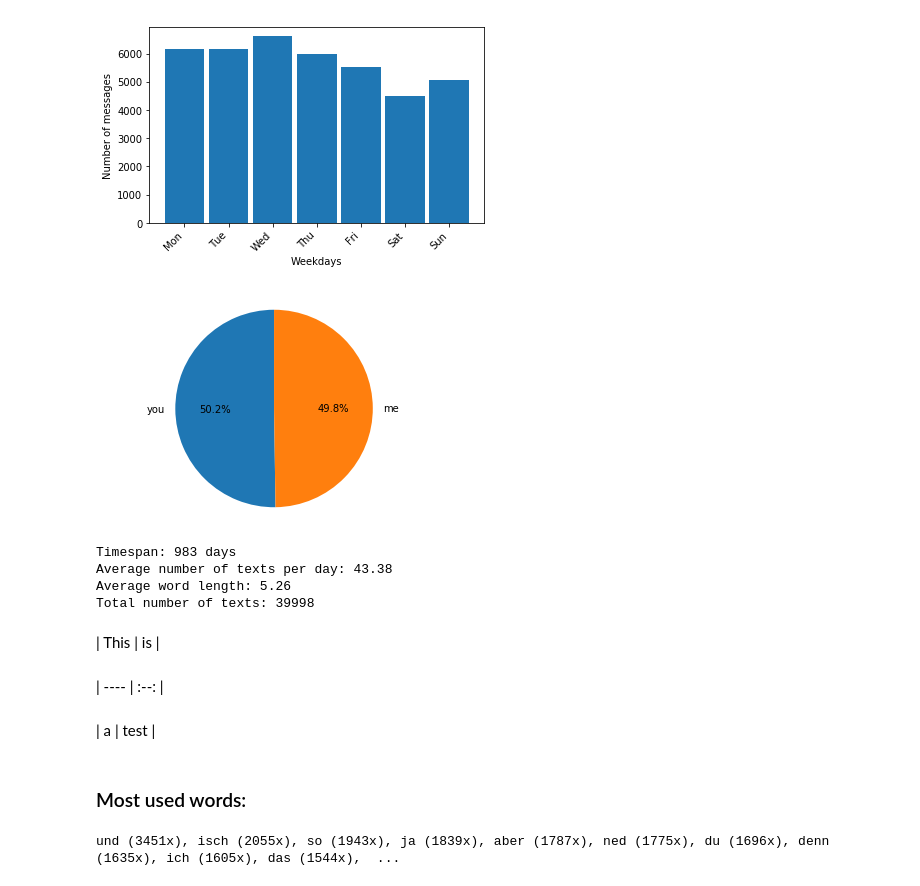
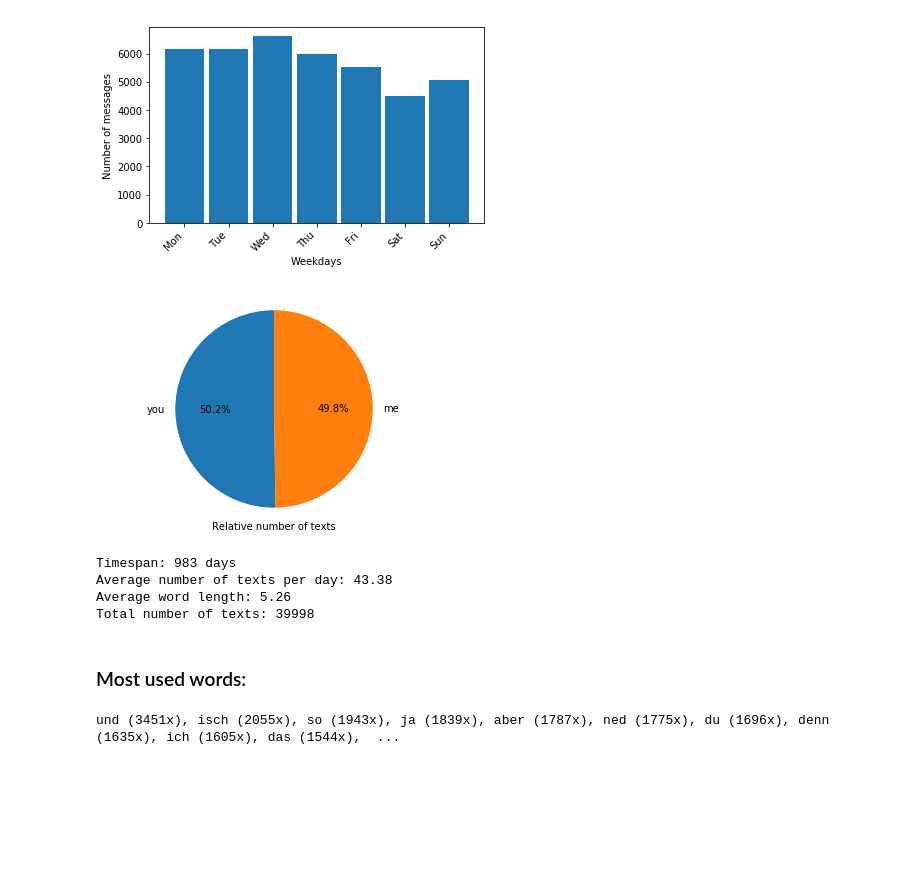
Before and after one commit to ramonaerne/conversationanalyser, a Jupyter notebook: analyse.ipynb, the cells around one changed output. Saved outputs shown, nothing was run; the diff lists cells and outputs as text; code cells hidden in the pictures; blank space fills up the shorter version.

```diff
--- a/analyse.ipynb
+++ b/analyse.ipynb
@@ -9,8 +9,9 @@ import matplotlib.dates as dates
 import calendar
 from collections import Counter
 
-# read file
-with open("../Jupyter/giulia.txt") as f:
+### import and read file
+### CHANGE: this to your file
+with open("../Jupyter/chat.txt") as f:
     content = f.readlines()
 
 # strip \n characters
@@ -147,17 +137,21 @@ plt.show()
 # %%
 ### percentage of person
 total_per_name = Counter(list(map(lambda x: x[2], texts)))
 labels, values = zip(*total_per_name.items())
+
+### CHANGE: change this to your names, make sure to find who is first/second in the list
+### alternatively just replace used_labels below with labels so that your names appear
 used_labels = ['you', 'me']
 
+plt.figure(0)
 plt.pie(values,
         labels=used_labels,
         autopct='%1.1f%%',
         startangle=90)
 plt.axis('equal') #ensure pie is round
-plt.show()
+plt.xlabel('Relative number of texts');
 # %% [output]
-[figure, old version]
+[figure, new version]
 # %%
 # top words
 from IPython.display import display, Markdown, Latex
@@ -175,6 +169,7 @@ mean_msg_per_day = mean(msg_per_day.values())
 
 # join all texts together and then split words
 # also filter for <Medien ...> and Verpasster Sprach/Videoanruf
+### CHANGE: Replace the following three strings with the respecitve ones in your language
 filter_list = ['<Medien weggelassen>', 'Verpasster Sprachanruf', 'Verpasster Videoanruf']
 filter_whatsapp = lambda x: not any(s in x for s in filter_list)
 
@@ -191,9 +186,7 @@ print('Timespan: ' + str(timespan.days) + ' days')
 print('Average number of texts per day: ' + "{:1.2f}".format(mean_msg_per_day))
 print('Average word length: ' + '{:1.2f}'.format(av_wordlength))
 print('Total number of texts: ' + str(totalmsg))
-display(Markdown('| This | is |'))
-display(Markdown('| ---- | :--: |'))
-display(Markdown('| a | test |'))
+
 display(Markdown('### Most used words:'))
 #print(word_occurence.most_common(10))
 for e in word_occurence.most_common(10):
@@ -204,8 +197,5 @@ Timespan: 983 days
 Average number of texts per day: 43.38
 Average word length: 5.26
 Total number of texts: 39998
-| This | is |
+### Most used words:
-| ---- | :--: |
-| a | test |
-### Most used words:
 und (3451x), isch (2055x), so (1943x), ja (1839x), aber (1787x), ned (1775x), du (1696x), denn (1635x), ich (1605x), das (1544x),  ...
```
Also changed, not shown: parts of 5 cells of this notebook, 1 other file.
